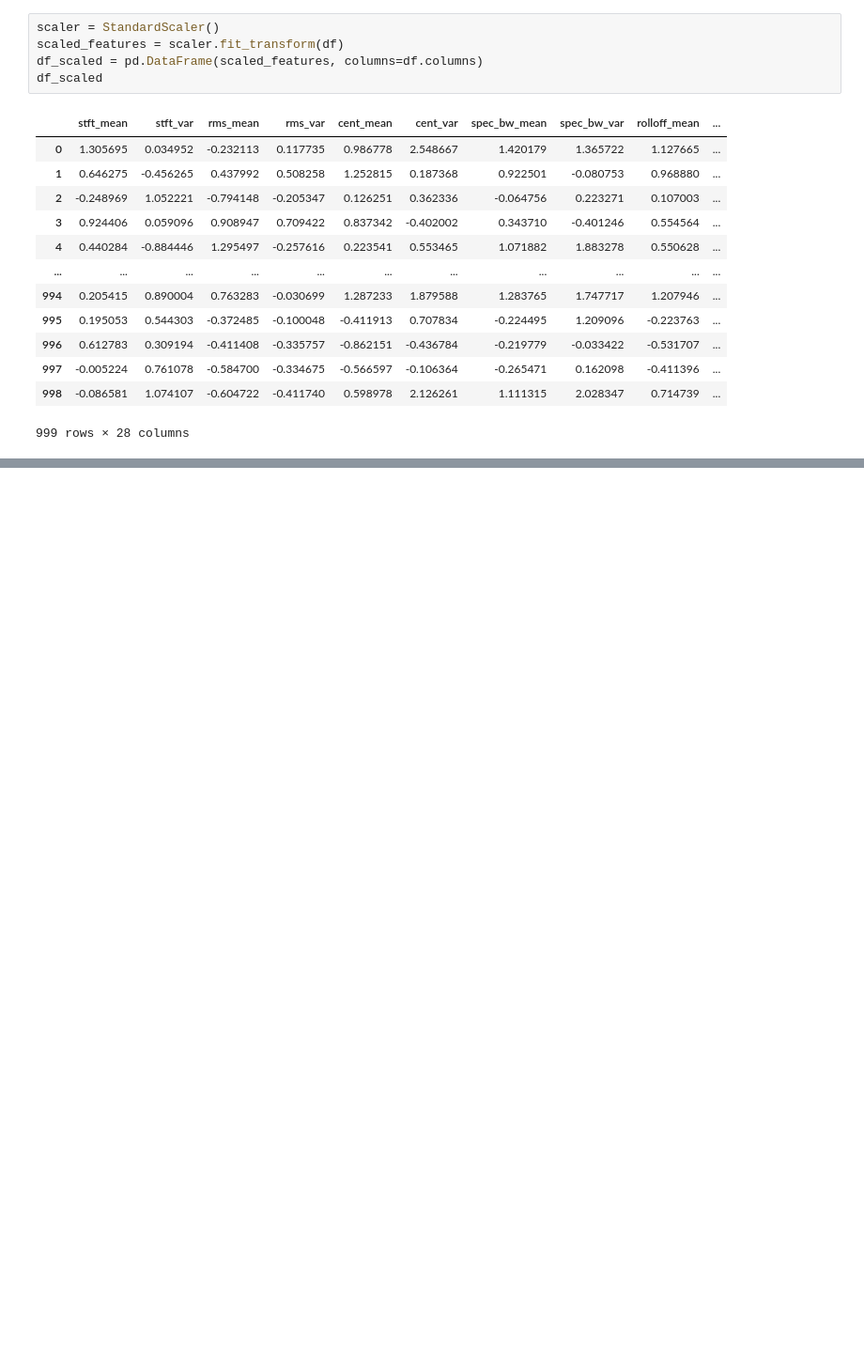
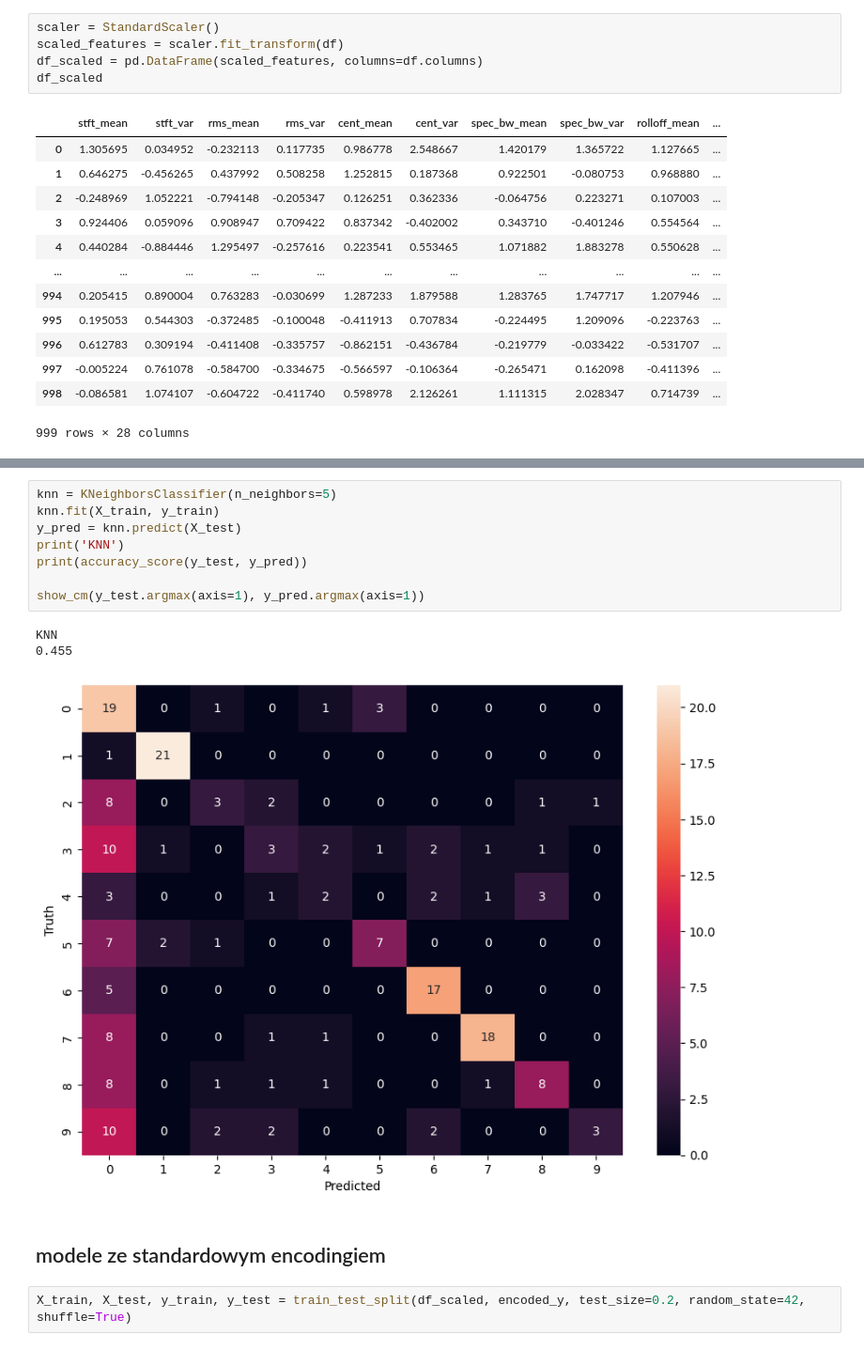
Before and after one commit to Arrturo/music-classification, a Jupyter notebook: classification.ipynb, the cells around one changed output, grey strips where cells are left out. Shown: that part at 94% size. Drawn from its saved outputs; the diff is of its cells as text; blank space fills up the shorter version.

```diff
--- a/classification.ipynb
+++ b/classification.ipynb
@@ -111,0 +121,16 @@ X_train, X_test, y_train, y_test = train_test_split(df_scaled, transformed_label
+# %%
+knn = KNeighborsClassifier(n_neighbors=5)
+knn.fit(X_train, y_train)
+y_pred = knn.predict(X_test)
+print('KNN')
+print(accuracy_score(y_test, y_pred))
+
+show_cm(y_test.argmax(axis=1), y_pred.argmax(axis=1))
+# %% [output]
+KNN
+0.455
+[figure, added]
+# %% [markdown]
+## modele ze standardowym encodingiem
+# %%
+X_train, X_test, y_train, y_test = train_test_split(df_scaled, encoded_y, test_size=0.2, random_state=42, shuffle=True)
```
Also changed, not shown: parts of 10 cells of this notebook.
